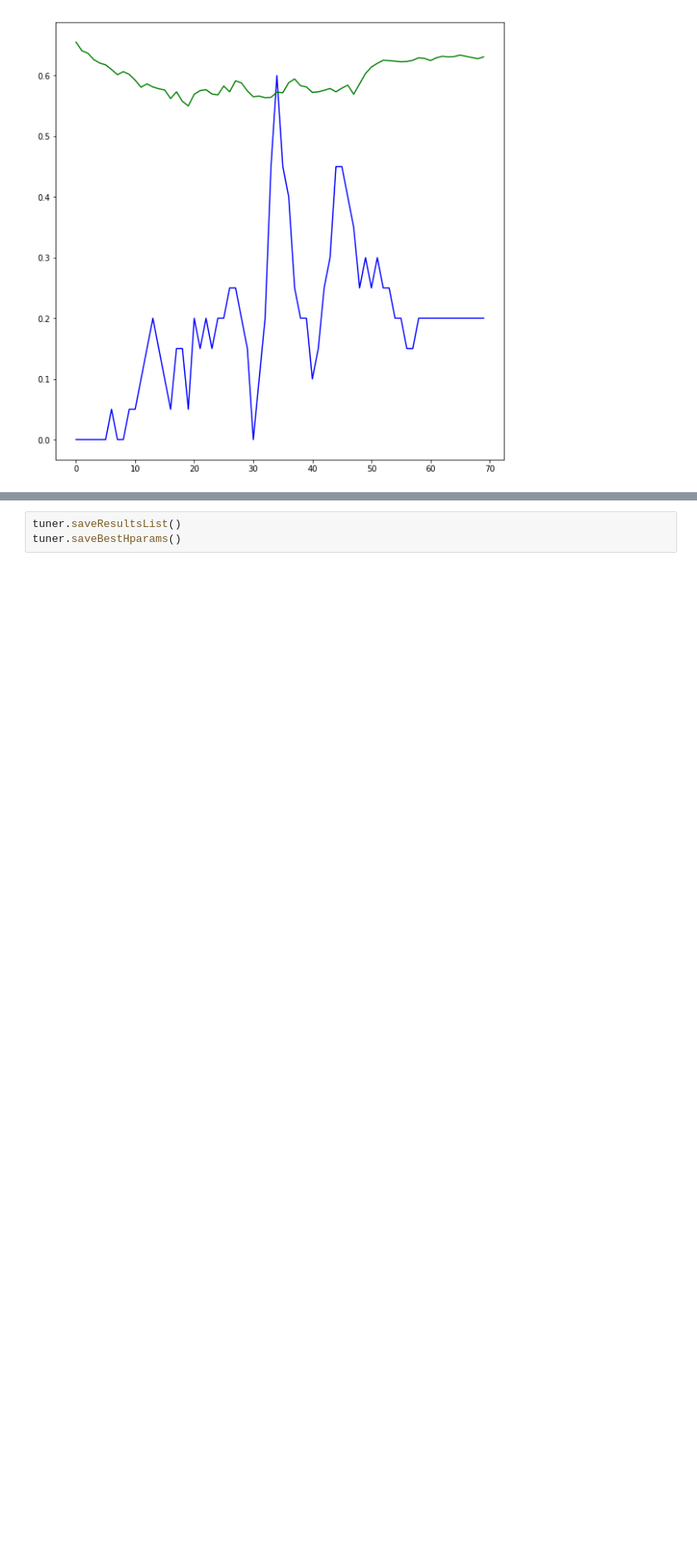
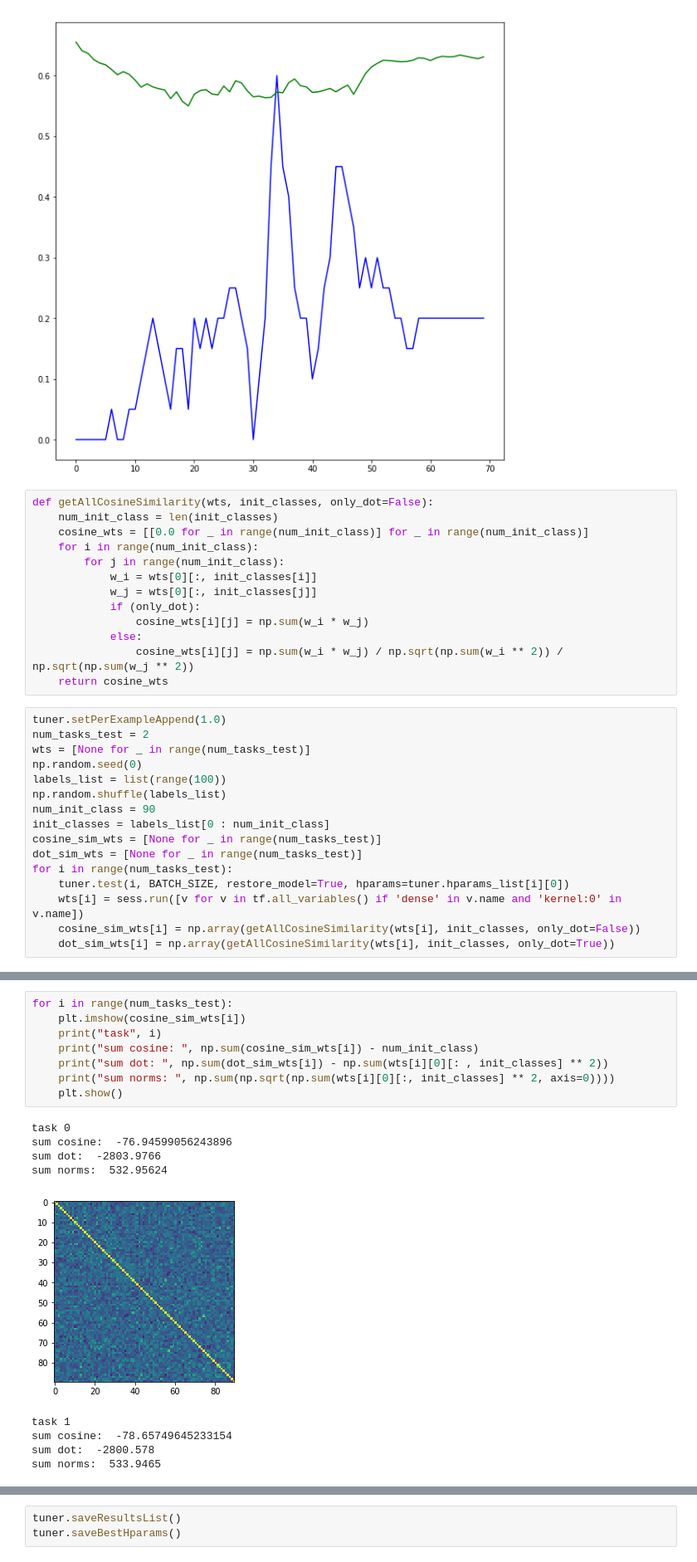
Before and after one commit to shriramsb/continual_learning, a Jupyter notebook: importance_reweighting/split_CIFAR-100_2/p2/DB1/code_99_1_0.ipynb, the cells around one changed output, grey strips where cells are left out. Shown: that part at 83% size. Saved outputs shown, nothing was run; the diff lists cells and outputs as text; blank space fills up the shorter version.

```diff
--- a/importance_reweighting/split_CIFAR-100_2/p2/DB1/code_99_1_0.ipynb
+++ b/importance_reweighting/split_CIFAR-100_2/p2/DB1/code_99_1_0.ipynb
@@ -512,3 +512,32 @@ plt.show()
 cur_best_avg: 6.485000e-01, num_updates: 1
 best val_acc: [0.6550505 0.       ]
 [figure]
+# %%
+def getAllCosineSimilarity(wts, init_classes, only_dot=False):
+    num_init_class = len(init_classes)
+    cosine_wts = [[0.0 for _ in range(num_init_class)] for _ in range(num_init_class)]
+    for i in range(num_init_class):
+        for j in range(num_init_class):
+            w_i = wts[0][:, init_classes[i]]
+            w_j = wts[0][:, init_classes[j]]
+            if (only_dot):
+                cosine_wts[i][j] = np.sum(w_i * w_j)
+            else:
+                cosine_wts[i][j] = np.sum(w_i * w_j) / np.sqrt(np.sum(w_i ** 2)) / np.sqrt(np.sum(w_j ** 2))
+    return cosine_wts
+# %%
+tuner.setPerExampleAppend(1.0)
+num_tasks_test = 2
+wts = [None for _ in range(num_tasks_test)]
+np.random.seed(0)
+labels_list = list(range(100))
+np.random.shuffle(labels_list)
+num_init_class = 90
+init_classes = labels_list[0 : num_init_class]
+cosine_sim_wts = [None for _ in range(num_tasks_test)]
+dot_sim_wts = [None for _ in range(num_tasks_test)]
+for i in range(num_tasks_test):
+    tuner.test(i, BATCH_SIZE, restore_model=True, hparams=tuner.hparams_list[i][0])
+    wts[i] = sess.run([v for v in tf.all_variables() if 'dense' in v.name and 'kernel:0' in v.name])
+    cosine_sim_wts[i] = np.array(getAllCosineSimilarity(wts[i], init_classes, only_dot=False))
+    dot_sim_wts[i] = np.array(getAllCosineSimilarity(wts[i], init_classes, only_dot=True))
@@ -514,0 +547,18 @@ best val_acc: [0.6550505 0.       ]
+# %%
+for i in range(num_tasks_test):
+    plt.imshow(cosine_sim_wts[i])
+    print("task", i)
+    print("sum cosine: ", np.sum(cosine_sim_wts[i]) - num_init_class)
+    print("sum dot: ", np.sum(dot_sim_wts[i]) - np.sum(wts[i][0][: , init_classes] ** 2))
+    print("sum norms: ", np.sum(np.sqrt(np.sum(wts[i][0][:, init_classes] ** 2, axis=0))))
+    plt.show()
+# %% [output]
+task 0
+sum cosine:  -76.94599056243896
+sum dot:  -2803.9766
+sum norms:  532.95624
+[figure, added]
+task 1
+sum cosine:  -78.65749645233154
+sum dot:  -2800.578
+sum norms:  533.9465
```
Also changed, not shown: parts of 2 cells of this notebook, 17 other files.
